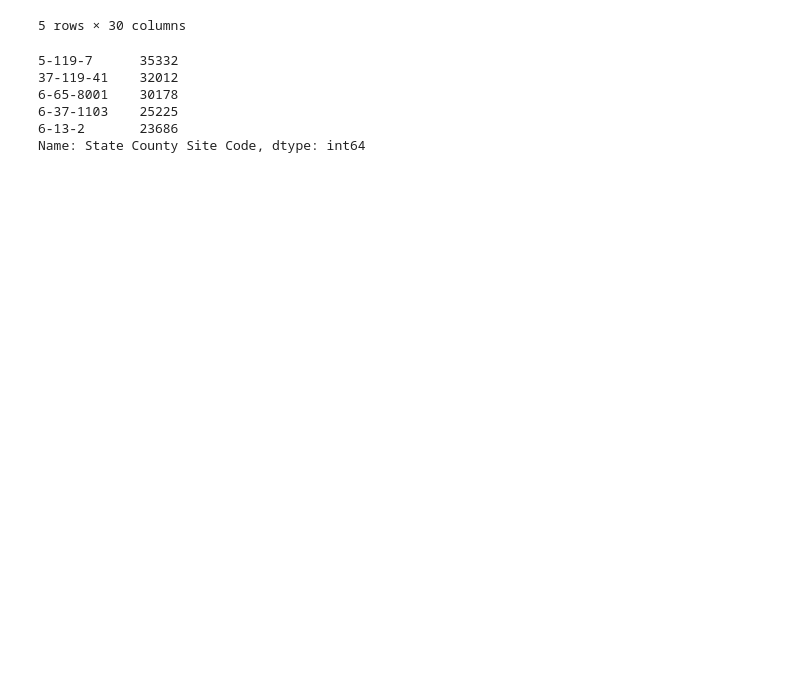
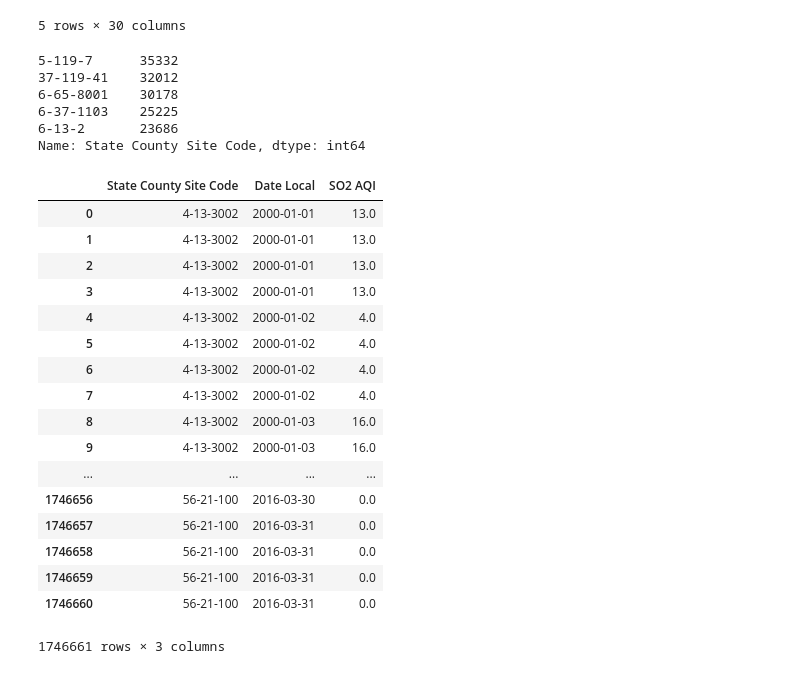
Before and after one commit to cindyhuynh/us-pollution-fa19, a Jupyter notebook: US Pollution Data.ipynb, the cells around one changed output. Saved outputs shown, nothing was run; the diff lists cells and outputs as text; code cells hidden in the pictures; blank space fills up the shorter version.

```diff
--- a/US Pollution Data.ipynb
+++ b/US Pollution Data.ipynb
@@ -78,0 +110,21 @@ Name: State County Site Code, dtype: int64
+# %%
+raw_data_copy[['State County Site Code', 'Date Local', 'SO2 AQI']]
+# %% [output]
+|  | State County Site Code | Date Local | SO2 AQI |
+| 0 | 4-13-3002 | 2000-01-01 | 13.0 |
+| 1 | 4-13-3002 | 2000-01-01 | 13.0 |
+| 2 | 4-13-3002 | 2000-01-01 | 13.0 |
+| 3 | 4-13-3002 | 2000-01-01 | 13.0 |
+| 4 | 4-13-3002 | 2000-01-02 | 4.0 |
+| 5 | 4-13-3002 | 2000-01-02 | 4.0 |
+| 6 | 4-13-3002 | 2000-01-02 | 4.0 |
+| 7 | 4-13-3002 | 2000-01-02 | 4.0 |
+| 8 | 4-13-3002 | 2000-01-03 | 16.0 |
+| 9 | 4-13-3002 | 2000-01-03 | 16.0 |
+| ... | ... | ... | ... |
+| 1746656 | 56-21-100 | 2016-03-30 | 0.0 |
+| 1746657 | 56-21-100 | 2016-03-31 | 0.0 |
+| 1746658 | 56-21-100 | 2016-03-31 | 0.0 |
+| 1746659 | 56-21-100 | 2016-03-31 | 0.0 |
+| 1746660 | 56-21-100 | 2016-03-31 | 0.0 |
+1746661 rows × 3 columns
```
Also changed, not shown: parts of 9 cells of this notebook.
